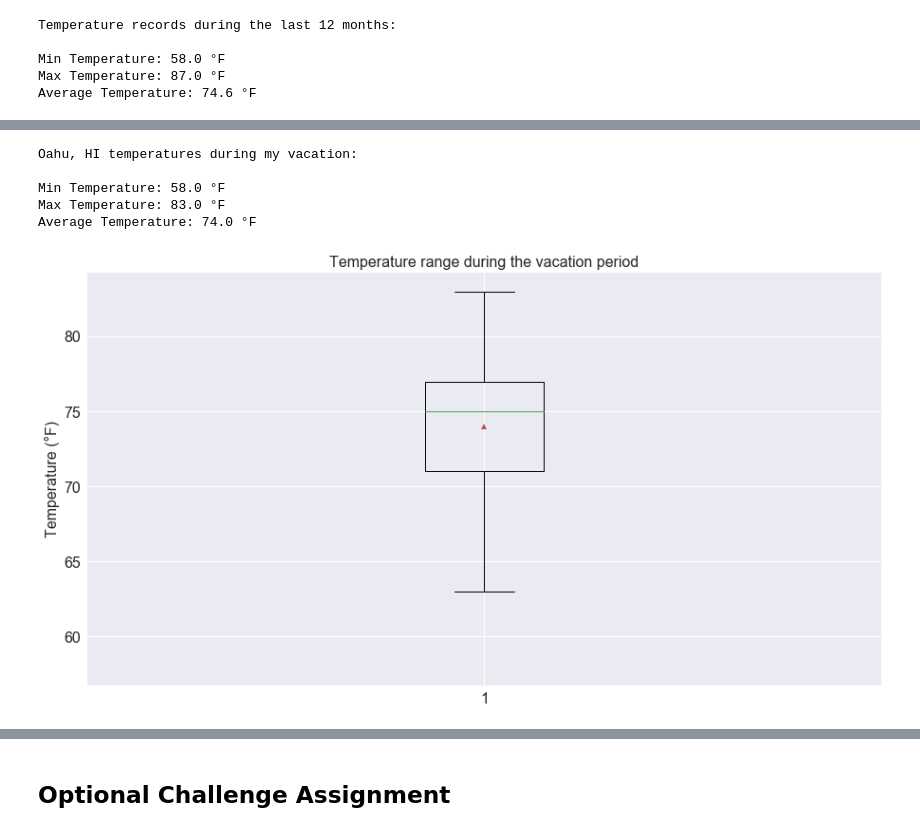
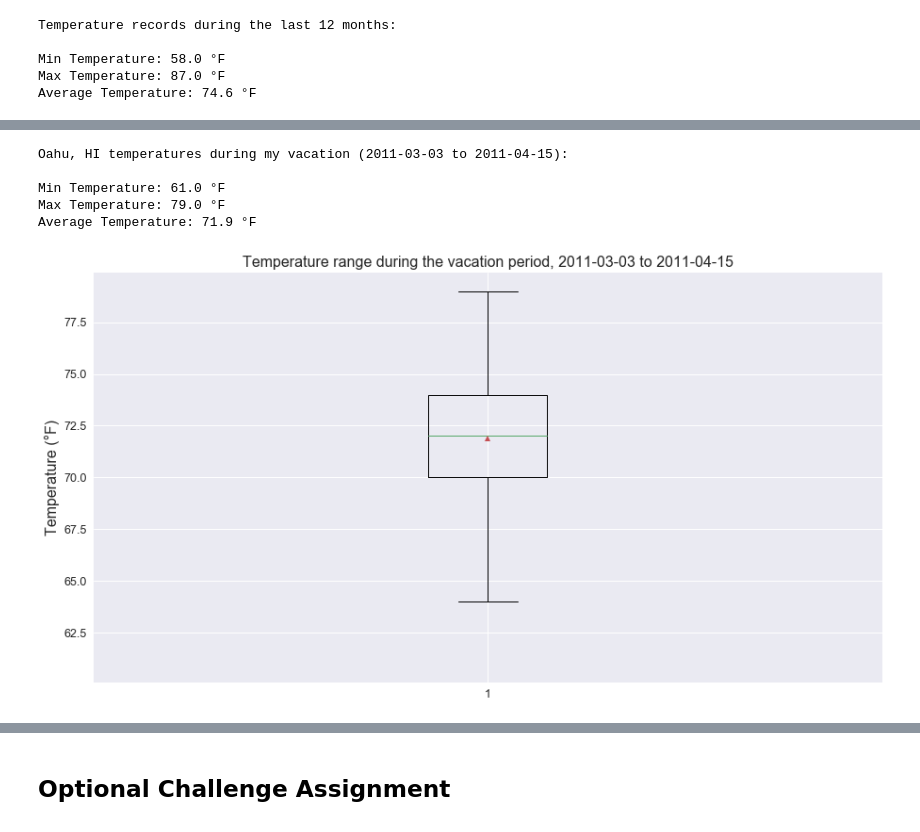
Before and after one commit to rochiecuevas/climate_analysis, a Jupyter notebook: climate_starter.ipynb, the cells around one changed output, grey strips where cells are left out. Saved outputs shown, nothing was run; the diff lists cells and outputs as text; code cells hidden in the pictures.

```diff
--- a/climate_starter.ipynb
+++ b/climate_starter.ipynb
@@ -467,6 +472,8 @@ grouped_df3
 | 8 | USC00519523 | 0.114961 | 74.543649 | 19.5 | 21.33556 | -157.71139 |
 # %%
 # Create a scatterplot matrix to show relationships among the environmental variables
+sns.set(font_scale = 1.25)
 g = sns.pairplot(grouped_df3, diag_kind = "kde", diag_kws = dict(shade = True))
+plt.tight_layout()
 plt.savefig("Images/scatter_matrix_envi.svg")
 # %% [output]
@@ -528,7 +537,3 @@ Temperature records during the last 12 months:
 Min Temperature: 58.0 °F
 Max Temperature: 87.0 °F
 Average Temperature: 74.6 °F
-# %%
-# Personal vacation dates
-vac_start = input("What is the start date of your vacation? (yyyy-mm-dd) > ")
-vac_end = input("What is the end date of your vacation? (yyyy-mm-dd) > ")
@@ -538,41 +581,36 @@ What is the end date of your vacation? (yyyy-mm-dd) > 2017-05-15
 # %%
 # Use your previous function `calc_temps` to calculate the tmin, tavg, and tmax
 # for your trip using the previous year's data for those same dates.
-if vac_end < vac_start:
-    vac_start = input("What is the start date of your vacation? (yyyy-mm-dd) > ")
-    vac_end = input("What is the end date of your vacation? (yyyy-mm-dd) > ")
+summary_vac_temps = calc_temps(vac_start, vac_end)
 
-else:
-    summary_vac_temps = calc_temps(vac_start, vac_end)
-
-    print(
-        f"Oahu, HI temperatures during my vacation:\n"
-        f"\nMin Temperature: {summary_vac_temps[0][0]} °F"
-        f"\nMax Temperature: {summary_vac_temps[0][2]} °F"
-        f"\nAverage Temperature: {round(summary_vac_temps[0][1],1)} °F")
+print(
+    f"Oahu, HI temperatures during my vacation ({vac_start} to {vac_end}):\n"
+    f"\nMin Temperature: {summary_vac_temps[0][0]} °F"
+    f"\nMax Temperature: {summary_vac_temps[0][2]} °F"
+    f"\nAverage Temperature: {round(summary_vac_temps[0][1],1)} °F")
 # %% [output]
-Oahu, HI temperatures during my vacation:
+Oahu, HI temperatures during my vacation (2011-03-03 to 2011-04-15):
 
-Min Temperature: 58.0 °F
-Max Temperature: 83.0 °F
-Average Temperature: 74.0 °F
+Min Temperature: 61.0 °F
+Max Temperature: 79.0 °F
+Average Temperature: 71.9 °F
 # %%
 # Plot the results from your previous query as a box plot.
 vacation_temp = session.query(Measurement.tobs).\
                          filter(Measurement.date >= vac_start).\
                          filter(Measurement.date <= vac_end).all()
 
 # Create a list of temperatures recorded during the vacation period
 temps = [temp[0] for temp in vacation_temp]
 
 # Create box plot to show range of temperatures recorded during the vacation period
 plt.figure(figsize = (15,8))
 plt.boxplot(temps, showmeans = True)
-plt.ylabel("Temperature (°F)", fontsize = 16)
-plt.title("Temperature range during the vacation period", fontsize = 16)
+plt.ylabel(f"Temperature (°F)", fontsize = 16)
+plt.title(f"Temperature range during the vacation period, {vac_start} to {vac_end}", fontsize = 16)
 plt.savefig("Images/box_temperature_vacation.svg")
 # %% [output]
-[figure, old version]
+[figure, new version]
 # %%
 # Calculating total rainfall during the vacation using SQLAlchemy
 sel4 = [Measurement.station, Station.name,
```
Also changed, not shown: parts of 12 cells of this notebook, 11 other files.
